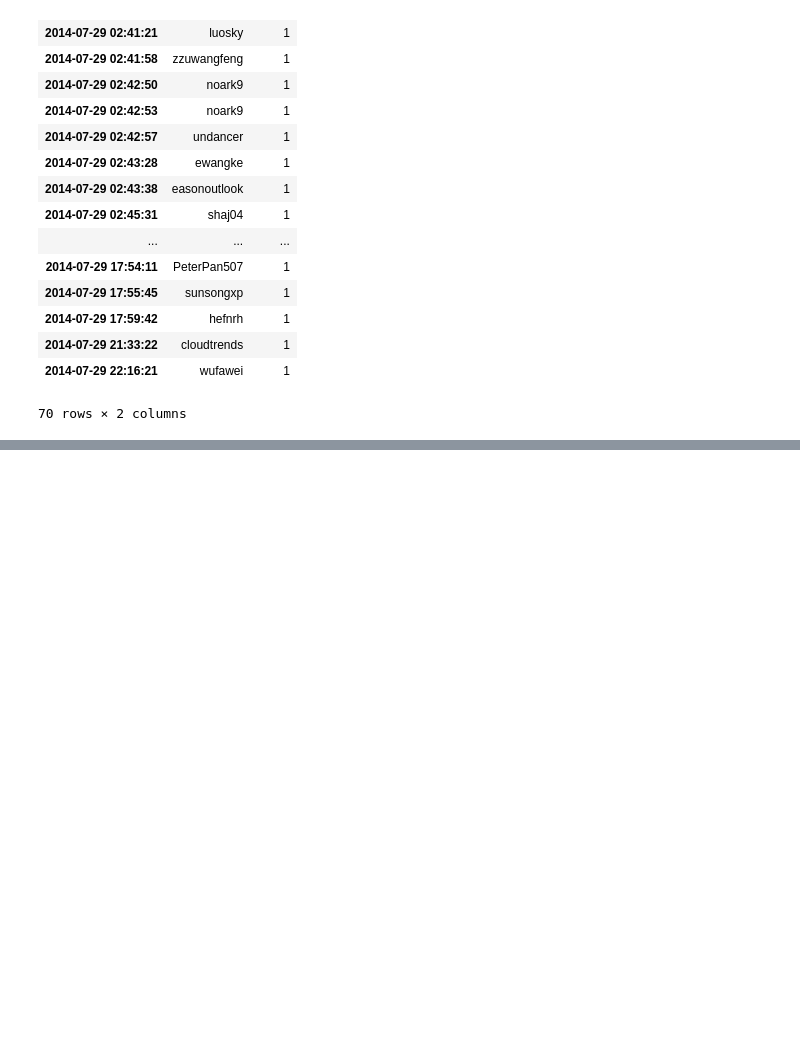
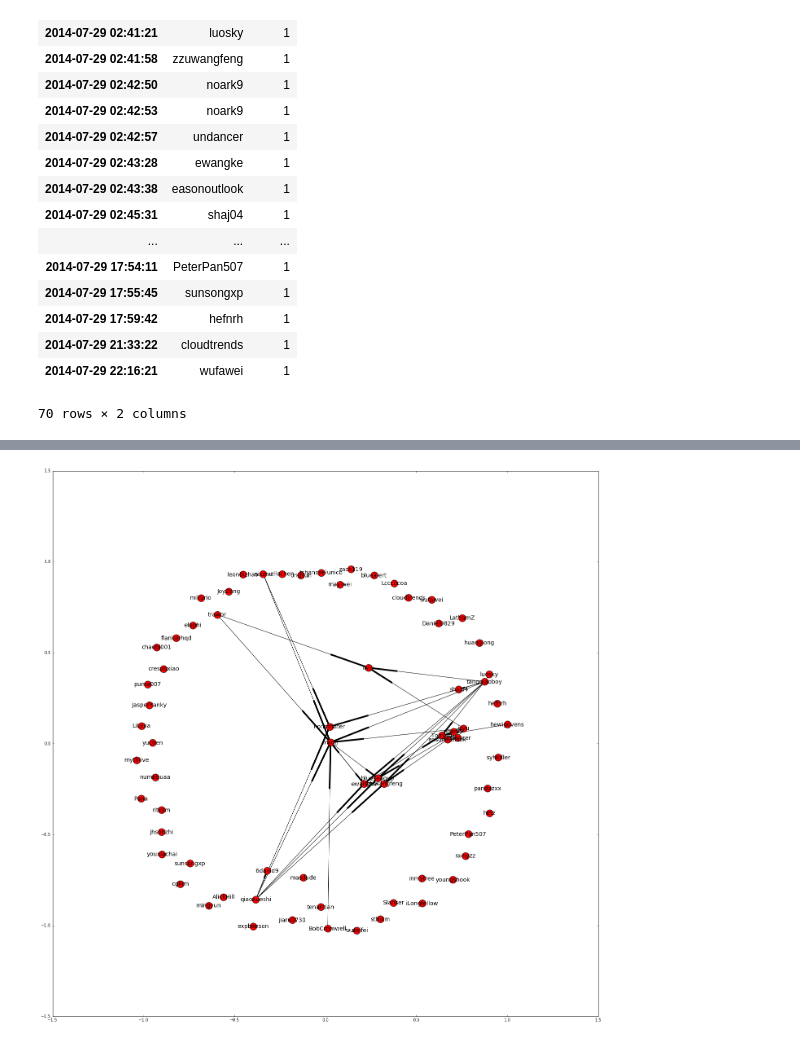
Before and after one commit to ftao/github-spread-analyze, a Jupyter notebook: github-spread.ipynb, the cells around one changed output, grey strips where cells are left out. Cells and saved outputs as stored; diff of their text form; code cells hidden in the pictures; blank space fills up the shorter version.

```diff
--- a/github-spread.ipynb
+++ b/github-spread.ipynb
@@ -482,0 +415,10 @@ Traceback (most recent call last):
+# %%
+import networkx as nx
+G = nx.DiGraph()
+
+G.add_nodes_from(result.keys())
+for username, following in result.items():
+    for to_user, is_following in following.items():
+        if is_following:
+            G.add_edge(to_user, username)
+sorted(G.out_degree().items(), key=lambda x:x[1], reverse=True)
@@ -482,0 +443,6 @@ Traceback (most recent call last):
+# %%
+plt.figure(figsize=(24,24))
+pos = nx.spring_layout(G)
+nx.draw_networkx(G, pos=pos, font_size=14)
+# %% [output]
+[figure, added]
```
Also changed, not shown: parts of 16 cells of this notebook, 5 other files.
